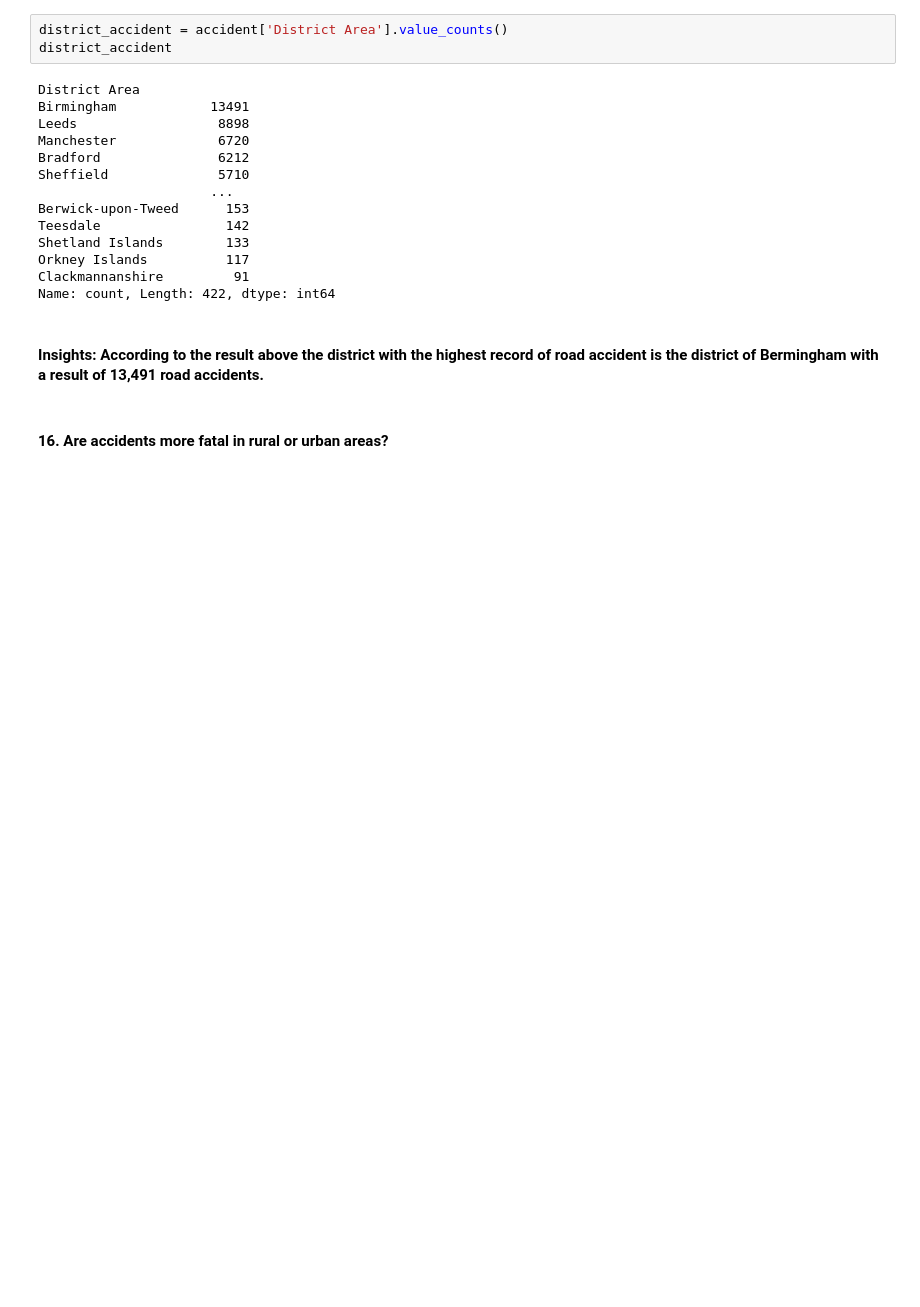
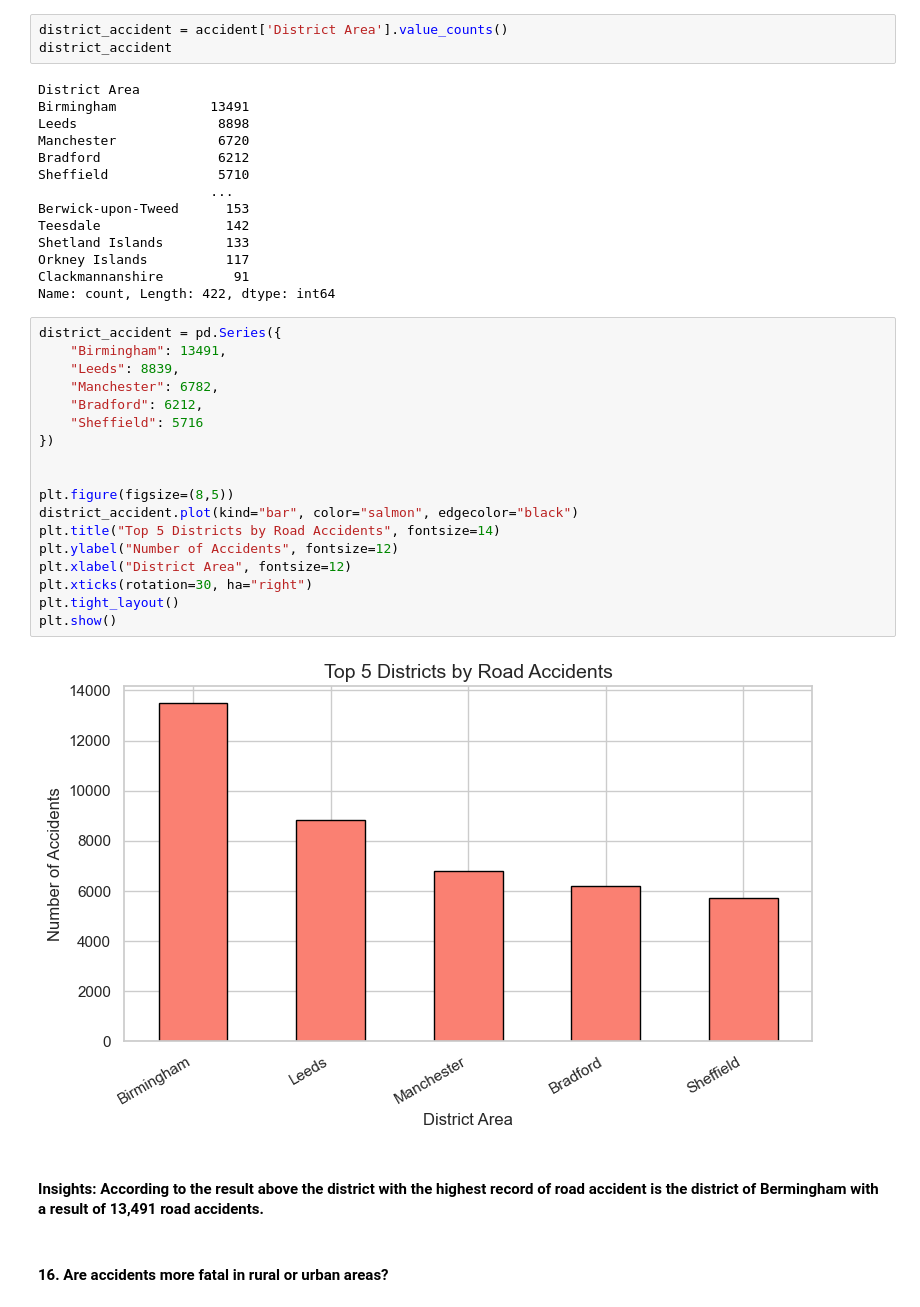
Before and after one commit to jcodeeee/DATA-ANALYTICS, a Jupyter notebook: Rodriguez/Activity2.ipynb, the cells around one changed output. Cells and saved outputs as stored; diff of their text form; blank space fills up the shorter version.

```diff
--- a/Rodriguez/Activity2.ipynb
+++ b/Rodriguez/Activity2.ipynb
@@ -428,6 +488,26 @@ Shetland Islands        133
 Orkney Islands          117
 Clackmannanshire         91
 Name: count, Length: 422, dtype: int64
+# %%
+district_accident = pd.Series({
+    "Birmingham": 13491,
+    "Leeds": 8839,
+    "Manchester": 6782,
+    "Bradford": 6212,
+    "Sheffield": 5716
+})
+
+
+plt.figure(figsize=(8,5))
+district_accident.plot(kind="bar", color="salmon", edgecolor="black")
+plt.title("Top 5 Districts by Road Accidents", fontsize=14)
+plt.ylabel("Number of Accidents", fontsize=12)
+plt.xlabel("District Area", fontsize=12)
+plt.xticks(rotation=30, ha="right")
+plt.tight_layout()
+plt.show()
+# %% [output]
+[figure, added]
 # %% [markdown]
 <h4>Insights: According to the result above the district with the highest record of road accident is the district of Bermingham with a result of 13,491 road accidents.</h4>
 # %% [markdown]
```
Also changed, not shown: parts of 42 cells of this notebook.
